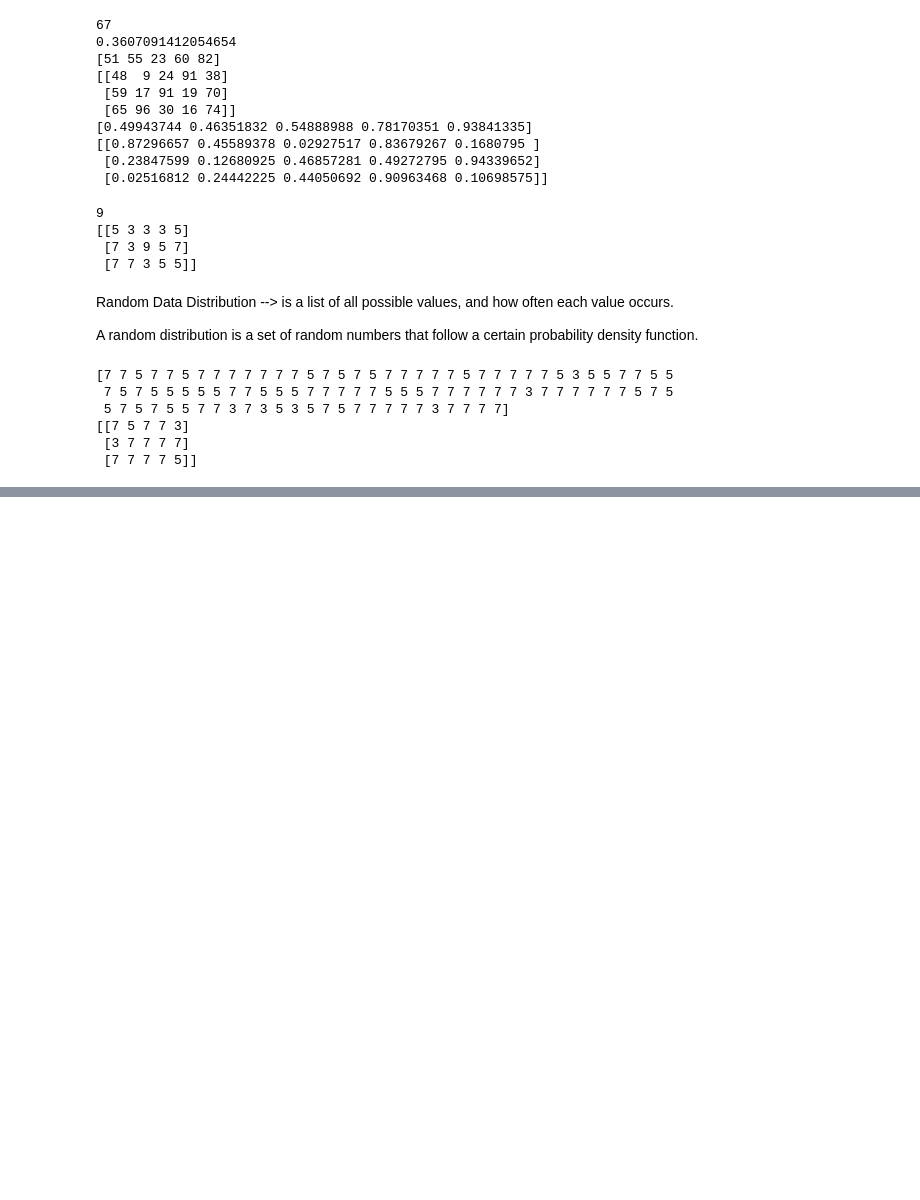
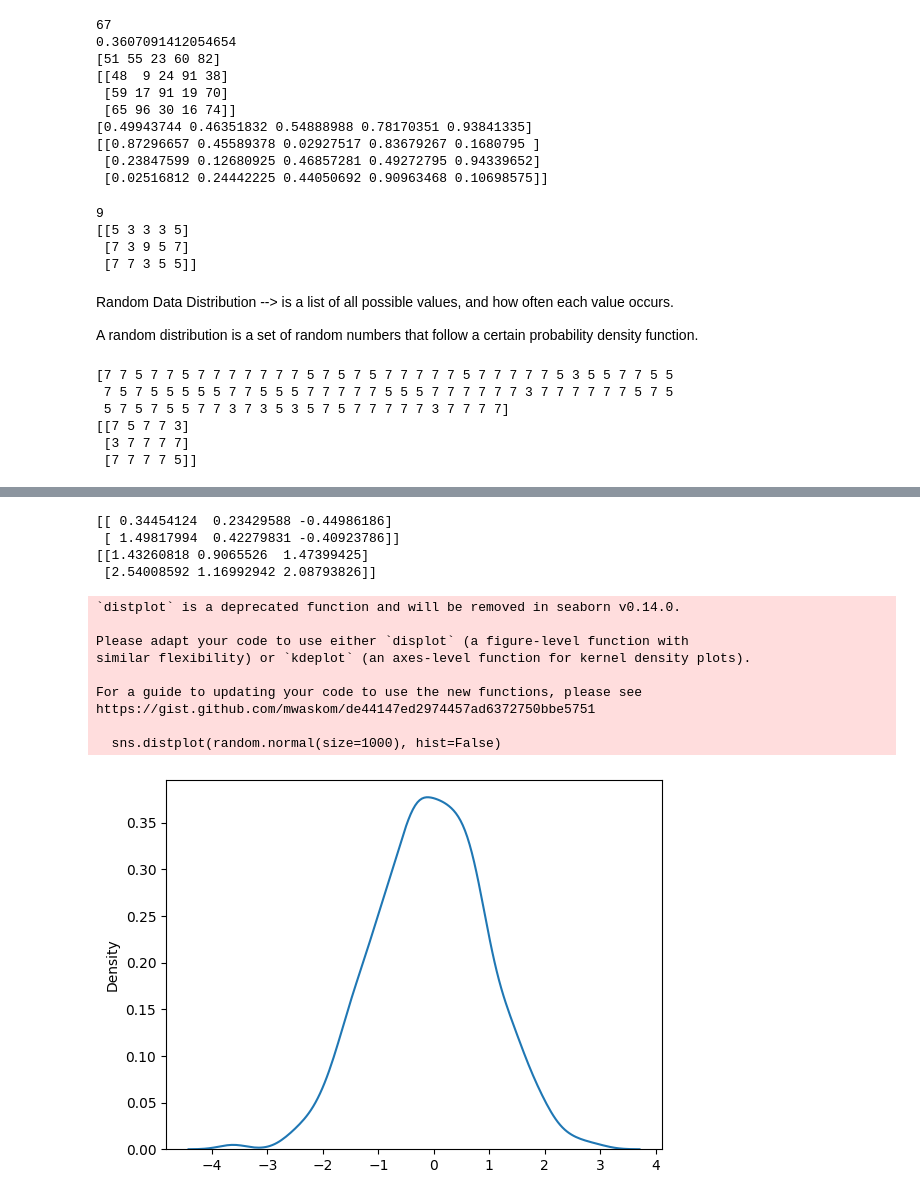
Before and after one commit to chumbacash/learn-python, a Jupyter notebook: learn_python.ipynb, the cells around one changed output, grey strips where cells are left out. Drawn from its saved outputs; the diff is of its cells as text; code cells hidden in the pictures; blank space fills up the shorter version.

```diff
--- a/learn_python.ipynb
+++ b/learn_python.ipynb
@@ -2383,0 +2457,44 @@ print(x)
+# %%
+#Normal (Gaussian) Distribution
+
+#Example -> Generate a random noramal distribution of size 2*3
+
+from numpy import random
+
+x = random.normal(size =(2, 3))
+
+print(x)
+
+#Example -> Generate a random normal distribution of size 2x3 with mean at 1 and standard deviation of 2
+
+x = random.normal(loc=1, scale=2, size=(2, 3))
+
+print(x)
+# %% [output]
+[[ 0.34454124  0.23429588 -0.44986186]
+ [ 1.49817994  0.42279831 -0.40923786]]
+[[1.43260818 0.9065526  1.47399425]
+ [2.54008592 1.16992942 2.08793826]]
+# %%
+#Visualization of Normal Distribution
+
+#Example
+
+from numpy import random
+import matplotlib.pyplot as plt
+import seaborn as sns
+
+sns.distplot(random.normal(size=1000), hist=False)
+
+plt.show()
+# %% [output]
+`distplot` is a deprecated function and will be removed in seaborn v0.14.0.
+
+Please adapt your code to use either `displot` (a figure-level function with
+similar flexibility) or `kdeplot` (an axes-level function for kernel density plots).
+
+For a guide to updating your code to use the new functions, please see
+https://gist.github.com/mwaskom/de44147ed2974457ad6372750bbe5751
+
+  sns.distplot(random.normal(size=1000), hist=False)
+[figure, added]
```
Also changed, not shown: parts of 37 cells of this notebook.
